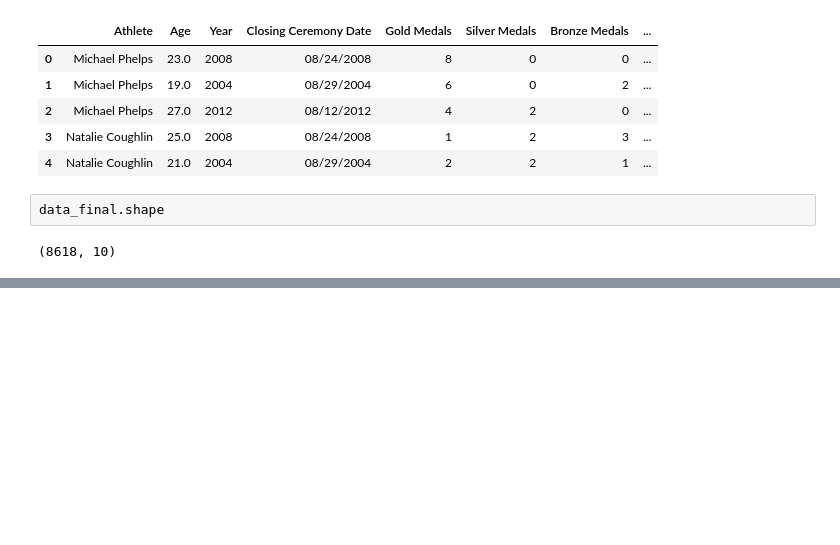
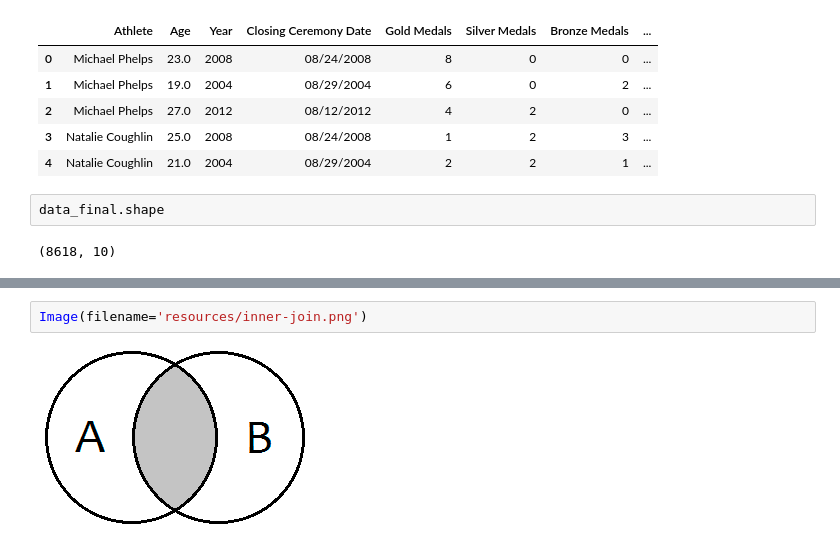
Before and after one commit to nastyc0de/curso_ml, a Jupyter notebook: T2 - 4 - Concatenacion de datos.ipynb, the cells around one changed output, grey strips where cells are left out. Cells and saved outputs as stored; diff of their text form; blank space fills up the shorter version.

```diff
--- a/T2 - 4 - Concatenacion de datos.ipynb
+++ b/T2 - 4 - Concatenacion de datos.ipynb
@@ -186,0 +222,4 @@ data_final.shape
+# %%
+Image(filename='resources/inner-join.png')
+# %% [output]
+[figure, added]
```
Also changed, not shown: parts of 21 cells of this notebook, 7 other files.
